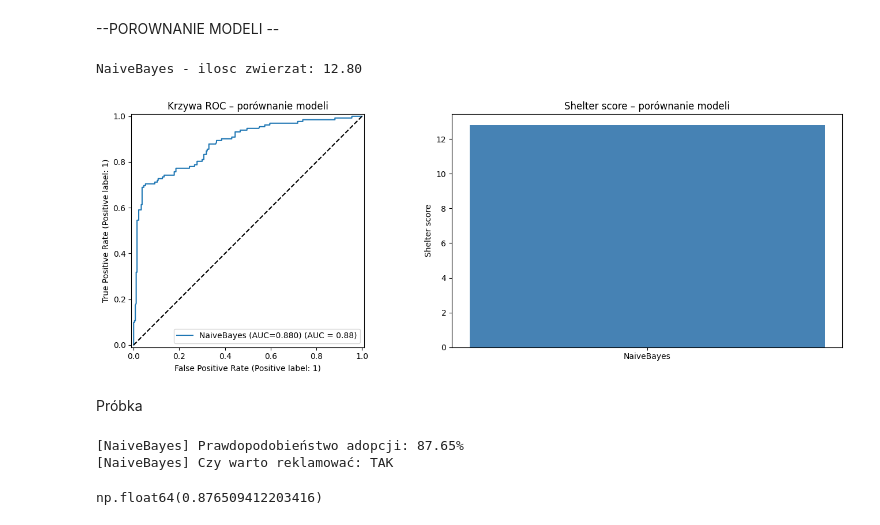
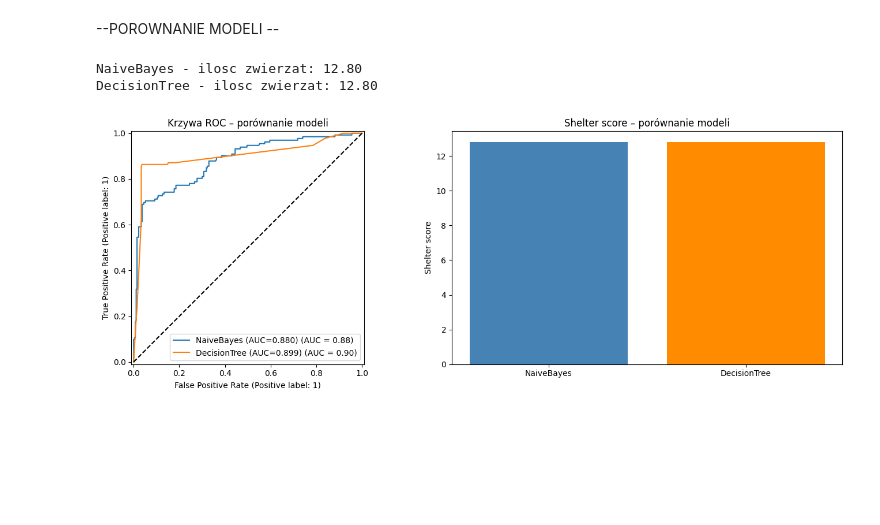
Before and after one commit to Zajecia-na-PWr-LR/lista-4-projekt-grupowy-lematy, a Jupyter notebook: EDA.ipynb, the cells around one changed output. Cells and saved outputs as stored; diff of their text form; code cells hidden in the pictures; blank space fills up the shorter version.

```diff
--- a/EDA.ipynb
+++ b/EDA.ipynb
@@ -98,6 +98,12 @@ X_train, X_test, y_train, y_test = train_test_split(X, y, test_size=0.2, random_
 import joblib
 
 model_NB = joblib.load('NB_shelter_model.pkl')
+
+try:
+    model_Tree = joblib.load('Tree_shelter_model.pkl')
+except FileNotFoundError:
+    print("Plik Tree_shelter_model.pkl nie istnieje. Uruchom najpierw notatnik drzewo_decyzyjne.ipynb")
+    model_Tree = None
 # %%
 import pandas as pd
 import numpy as np
@@ -105,38 +111,58 @@ import matplotlib.pyplot as plt
 
 from sklearn.metrics import RocCurveDisplay, roc_auc_score, precision_score
 
 modele = {
     'NaiveBayes': model_NB,
-    # 'Model1': model1,
-    # 'Model2': model2,
+    'DecisionTree': model_Tree,
 }
+modele = {k: v for k, v in modele.items() if v is not None}
 
 fig, axes = plt.subplots(1, 2, figsize=(14, 5))
 
 for nazwa, model in modele.items():
-    y_prob = model.predict_proba(X_test)[:, 1]
-    y_pred = model.predict(X_test)
+    # Drzewo zostało wyuczone na danych po get_dummies, więc musimy je przekształcić przed predykcją
+    if nazwa == 'DecisionTree' and not hasattr(model, 'predict'):
+        pass # fallback for safety
+    elif nazwa == 'DecisionTree' and type(model).__name__ == 'DecisionTreeClassifier':
+        zmienne_kategoryczne = ['PetType', 'Breed', 'Color', 'Size']
+        X_test_tree = pd.get_dummies(X_test, columns=zmienne_kategoryczne, drop_first=True)
+        # Dopasowanie kolumn do tych, które widział model podczas treningu
+        X_test_tree = X_test_tree.reindex(columns=model.feature_names_in_, fill_value=0)
+        y_prob = model.predict_proba(X_test_tree)[:, 1]
+        y_pred = model.predict(X_test_tree)
+    else:
+        y_prob = model.predict_proba(X_test)[:, 1]
+        y_pred = model.predict(X_test)
 
     print(f"{nazwa} - ilosc zwierzat: {symulacja_budzetu(y_test, y_prob):.2f}")
     # print(f"{nazwa} - precision: {precision_score(y_test, y_pred):.3f}")
 
     # ROC
     RocCurveDisplay.from_predictions(y_test, y_prob,
                                      name=f'{nazwa} (AUC={roc_auc_score(y_test, y_prob):.3f})',
                                      ax=axes[0])
 
 axes[0].plot([0, 1], [0, 1], 'k--')
 axes[0].set_title('Krzywa ROC – porównanie modeli')
 
 # porównanie shelter score jako bar chart
-scores = {nazwa: symulacja_budzetu(y_test, model.predict_proba(X_test)[:, 1])
-          for nazwa, model in modele.items()}
-axes[1].bar(scores.keys(), scores.values(), color=['steelblue', 'darkorange', 'green'])
+scores = {}
+for nazwa, model in modele.items():
+    if nazwa == 'DecisionTree' and type(model).__name__ == 'DecisionTreeClassifier':
+        zmienne_kategoryczne = ['PetType', 'Breed', 'Color', 'Size']
+        X_test_tree = pd.get_dummies(X_test, columns=zmienne_kategoryczne, drop_first=True)
+        X_test_tree = X_test_tree.reindex(columns=model.feature_names_in_, fill_value=0)
+        scores[nazwa] = symulacja_budzetu(y_test, model.predict_proba(X_test_tree)[:, 1])
+    else:
+        scores[nazwa] = symulacja_budzetu(y_test, model.predict_proba(X_test)[:, 1])
+
+axes[1].bar(scores.keys(), scores.values(), color=['steelblue', 'darkorange', 'green'][:len(scores)])
 axes[1].set_title('Shelter score – porównanie modeli')
 axes[1].set_ylabel('Shelter score')
 
 plt.tight_layout()
 plt.show()
 # %% [output]
 NaiveBayes - ilosc zwierzat: 12.80
+DecisionTree - ilosc zwierzat: 12.80
-[figure, old version]
+[figure, new version]
@@ -154,2 +168,0 @@ def przewidaj_adopcje(dane: dict, model, nazwa: str) -> float:
-# %% [markdown]
-Próbka
@@ -170,6 +168,0 @@ nowe_zwierze = {
-# %%
-przewidaj_adopcje(nowe_zwierze, model_NB, 'NaiveBayes')
-# %% [output]
-[NaiveBayes] Prawdopodobieństwo adopcji: 87.65%
-[NaiveBayes] Czy warto reklamować: TAK
-np.float64(0.876509412203416)
```
Also changed, not shown: parts of 2 cells of this notebook, 2 other files.
